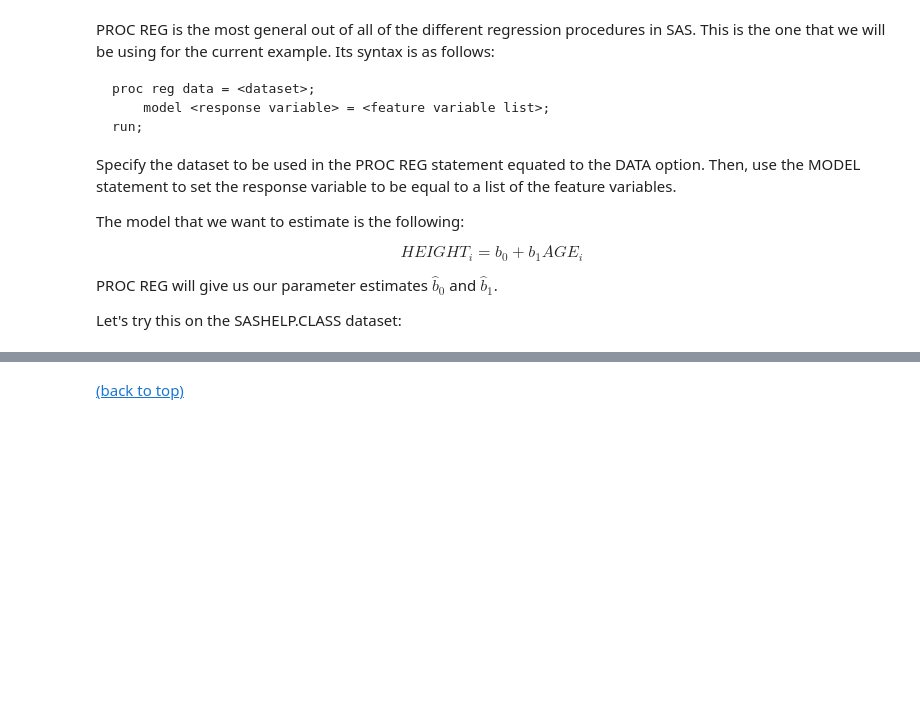
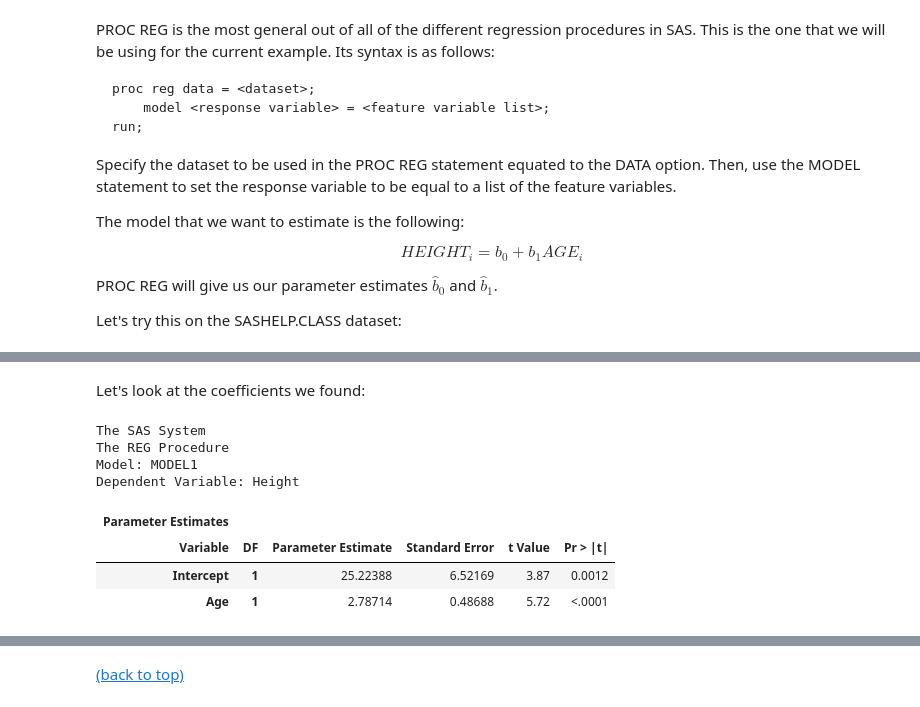
Before and after one commit to JLeeHPA/Regression-notes, a Jupyter notebook: 01. Introduction to linear regression.ipynb, the cells around one changed output, grey strips where cells are left out. Saved outputs shown, nothing was run; the diff lists cells and outputs as text; code cells hidden in the pictures; blank space fills up the shorter version.

```diff
--- a/01. Introduction to linear regression.ipynb
+++ b/01. Introduction to linear regression.ipynb
@@ -300,3 +300,22 @@ run;
 ods graphics off;
 # %% [output]
 [interactive output not drawn]
+# %% [markdown]
+Let's look at the coefficients we found:
+# %%
+ods graphics on;
+proc reg data = sashelp.class plots = none;
+    model height = age;
+    ods select ParameterEstimates;
+    ods show;
+run;
+ods graphics off;
+# %% [output]
+The SAS System
+The REG Procedure
+Model: MODEL1
+Dependent Variable: Height
+| Parameter Estimates |  |  |  |  |  |
+| Variable | DF | Parameter Estimate | Standard Error | t Value | Pr > |t| |
+| Intercept | 1 | 25.22388 | 6.52169 | 3.87 | 0.0012 |
+| Age | 1 | 2.78714 | 0.48688 | 5.72 | <.0001 |
```
Also changed, not shown: parts of 7 cells of this notebook, 4 other files.
